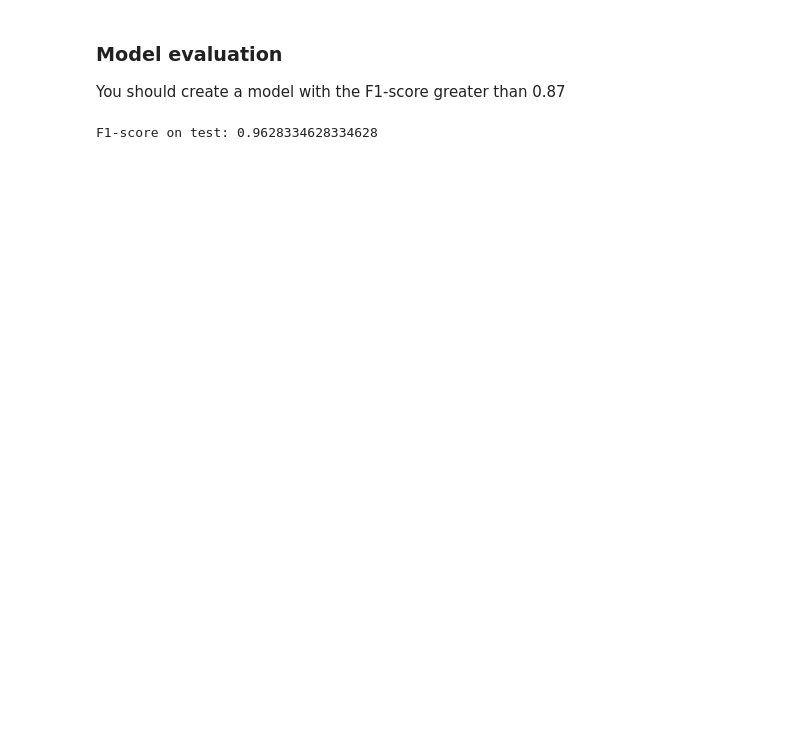
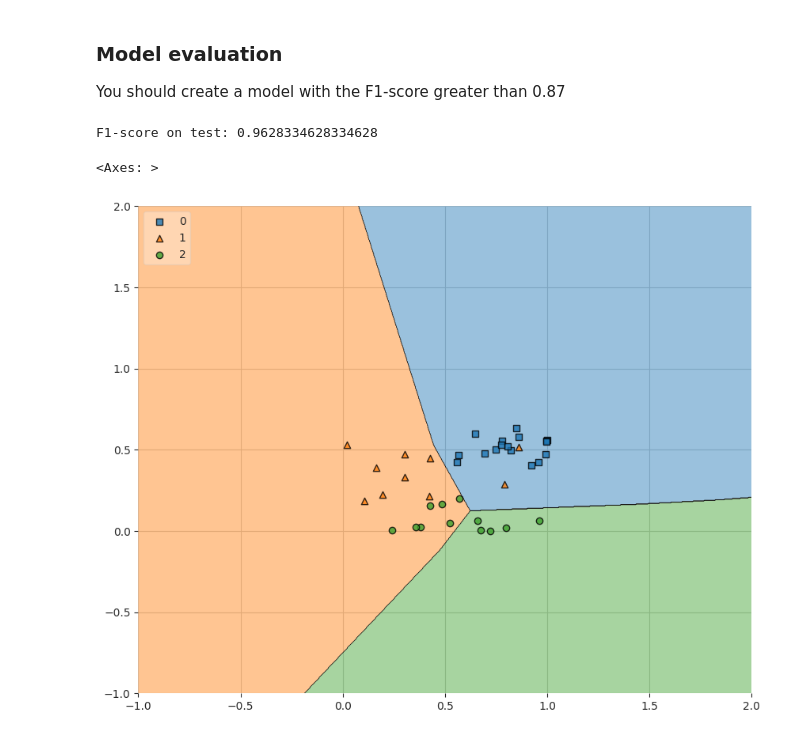
Before and after one commit to alex-mat-s/ArchNN-23, a Jupyter notebook: ArchNN'22_HW_1_Matveeva_j4234c.ipynb, the cells around one changed output. Saved outputs shown, nothing was run; the diff lists cells and outputs as text; code cells hidden in the pictures; blank space fills up the shorter version.

```diff
--- a/ArchNN'22_HW_1_Matveeva_j4234c.ipynb
+++ b/ArchNN'22_HW_1_Matveeva_j4234c.ipynb
@@ -674,3 +674,32 @@ print('F1-score on test:', test_metric)
 assert test_metric >= 0.87, "You need to get f1_score greater or equal to 0.87"
 # %% [output]
 F1-score on test: 0.9628334628334628
+# %%
+# display decision region for all elements
+
+model.eval()
+plt.rcParams['figure.figsize'] = (10, 8)
+
+X = X_test # fix here if needed
+y = y_test
+
+filler_val = {}
+filler_rng = {}
+
+X_feature_idx = 0
+Y_feature_idx = 6
+
+for i in range(0, 13):
+    if i != X_feature_idx and i != Y_feature_idx:
+        filler_val[i] = np.mean(X[:, i])
+        filler_rng[i] = np.std(X[:, i])*2
+
+plot_decision_regions(X, y, clf=model,
+                      feature_index=[X_feature_idx,Y_feature_idx],
+                      filler_feature_values=filler_val,
+                      filler_feature_ranges=filler_rng,
+                      legend=2
+                      )
+# %% [output]
+<Axes: >
+[figure, added]
```
Also changed, not shown: parts of 4 cells of this notebook.
